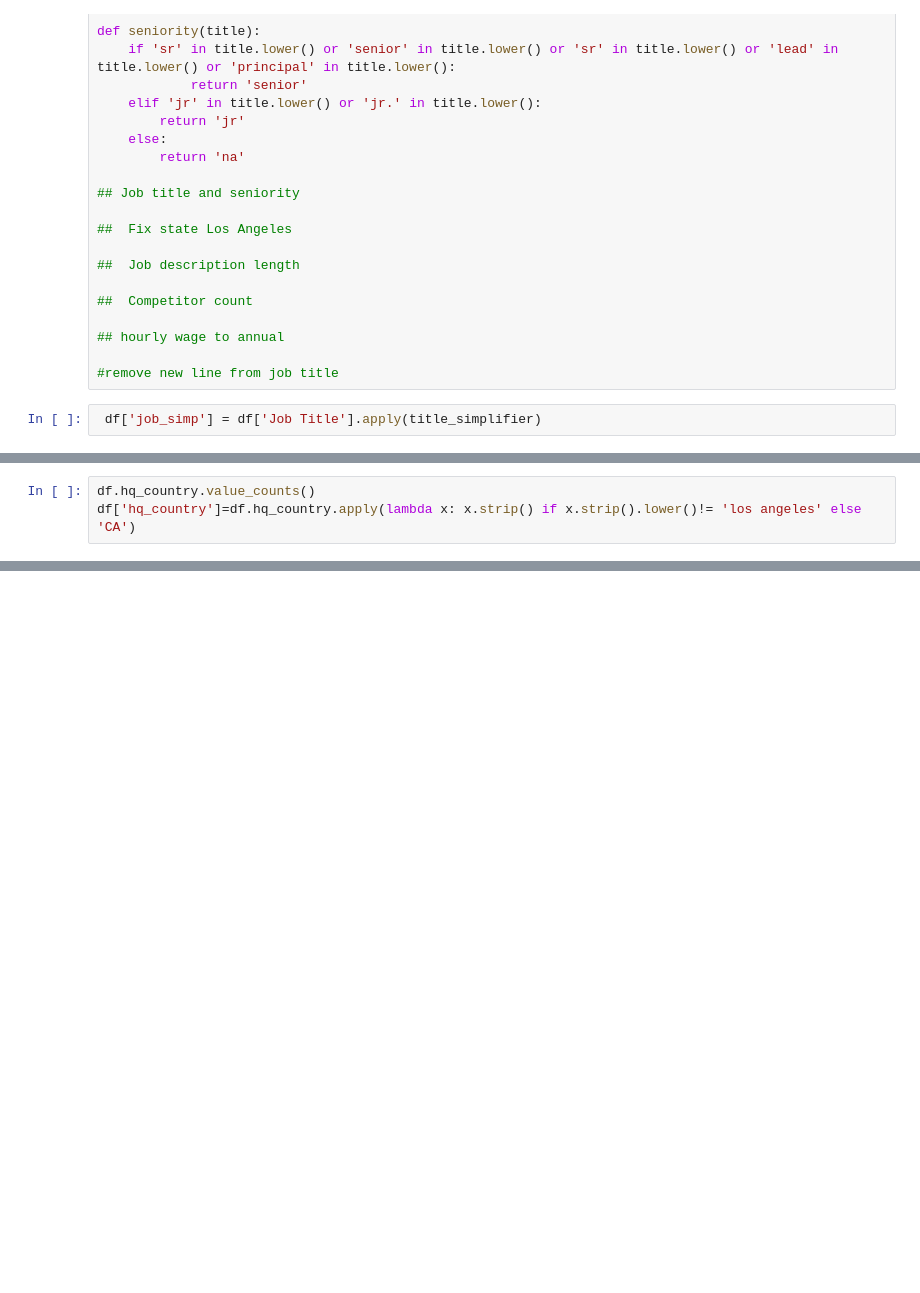
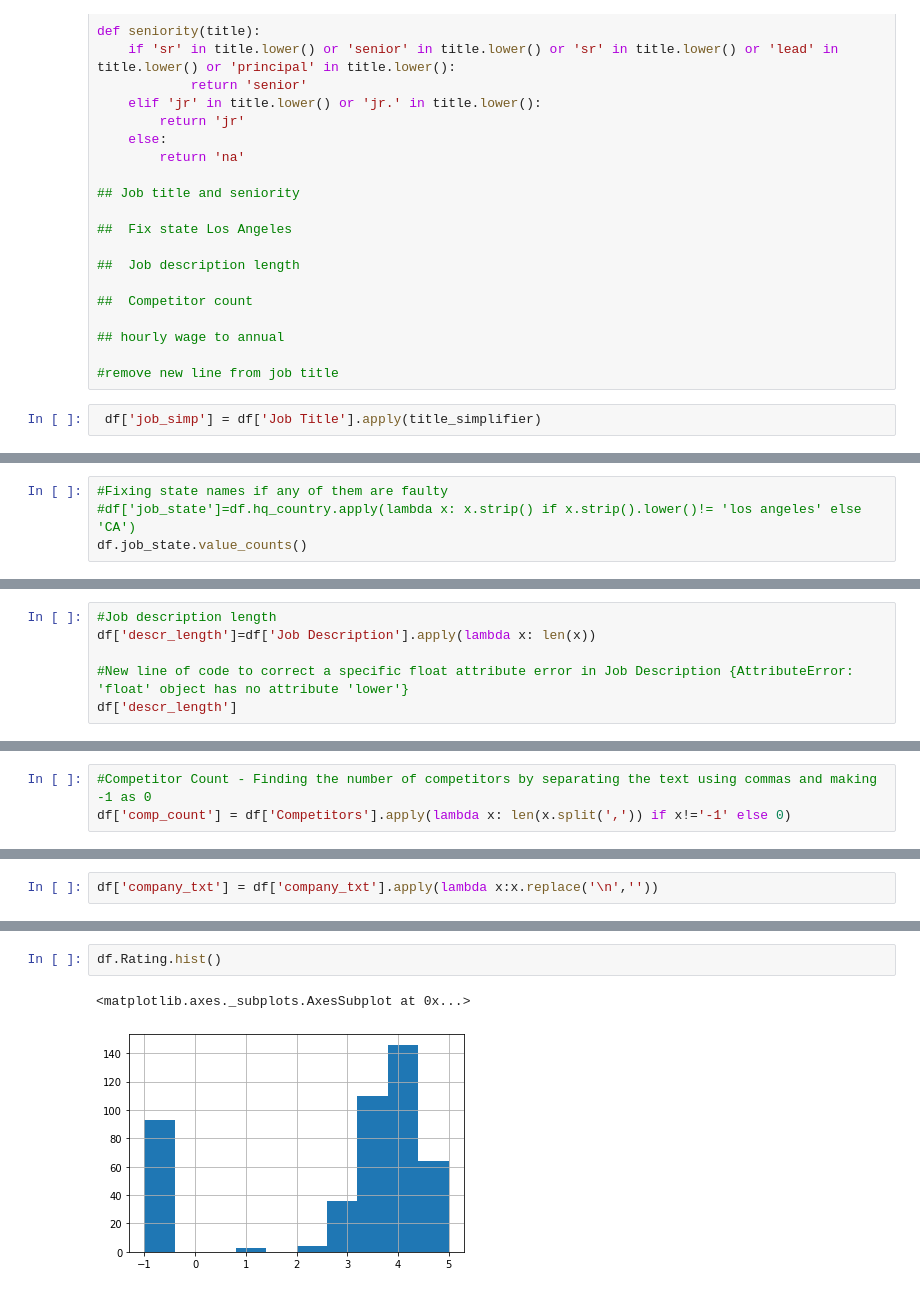
Before and after one commit to Jagan-droid/ds_salary_proj, a Jupyter notebook: eda_data.ipynb, the cells around one changed output, grey strips where cells are left out. Saved outputs shown, nothing was run; the diff lists cells and outputs as text; blank space fills up the shorter version.

```diff
--- a/eda_data.ipynb
+++ b/eda_data.ipynb
@@ -71,3 +81,4 @@ df['seniority'] = df['Job Title'].apply(seniority)
 # %%
-df.hq_country.value_counts()
-df['hq_country']=df.hq_country.apply(lambda x: x.strip() if x.strip().lower()!= 'los angeles' else 'CA')
+#Fixing state names if any of them are faulty
+#df['job_state']=df.hq_country.apply(lambda x: x.strip() if x.strip().lower()!= 'los angeles' else 'CA')
+df.job_state.value_counts()
@@ -85,0 +103,6 @@ Name: hq_country, dtype: int64
+# %%
+#Job description length
+df['descr_length']=df['Job Description'].apply(lambda x: len(x))
+
+#New line of code to correct a specific float attribute error in Job Description {AttributeError: 'float' object has no attribute 'lower'}
+df['descr_length']
@@ -85,0 +122,3 @@ Name: hq_country, dtype: int64
+# %%
+#Competitor Count - Finding the number of competitors by separating the text using commas and making -1 as 0
+df['comp_count'] = df['Competitors'].apply(lambda x: len(x.split(',')) if x!='-1' else 0)
@@ -85,0 +161,2 @@ Name: hq_country, dtype: int64
+# %%
+df['company_txt'] = df['company_txt'].apply(lambda x:x.replace('\n',''))
@@ -85,0 +200,5 @@ Name: hq_country, dtype: int64
+# %%
+df.Rating.hist()
+# %% [output]
+<matplotlib.axes._subplots.AxesSubplot at 0x...>
+[figure, added]
```
Also changed, not shown: parts of 37 cells of this notebook.
